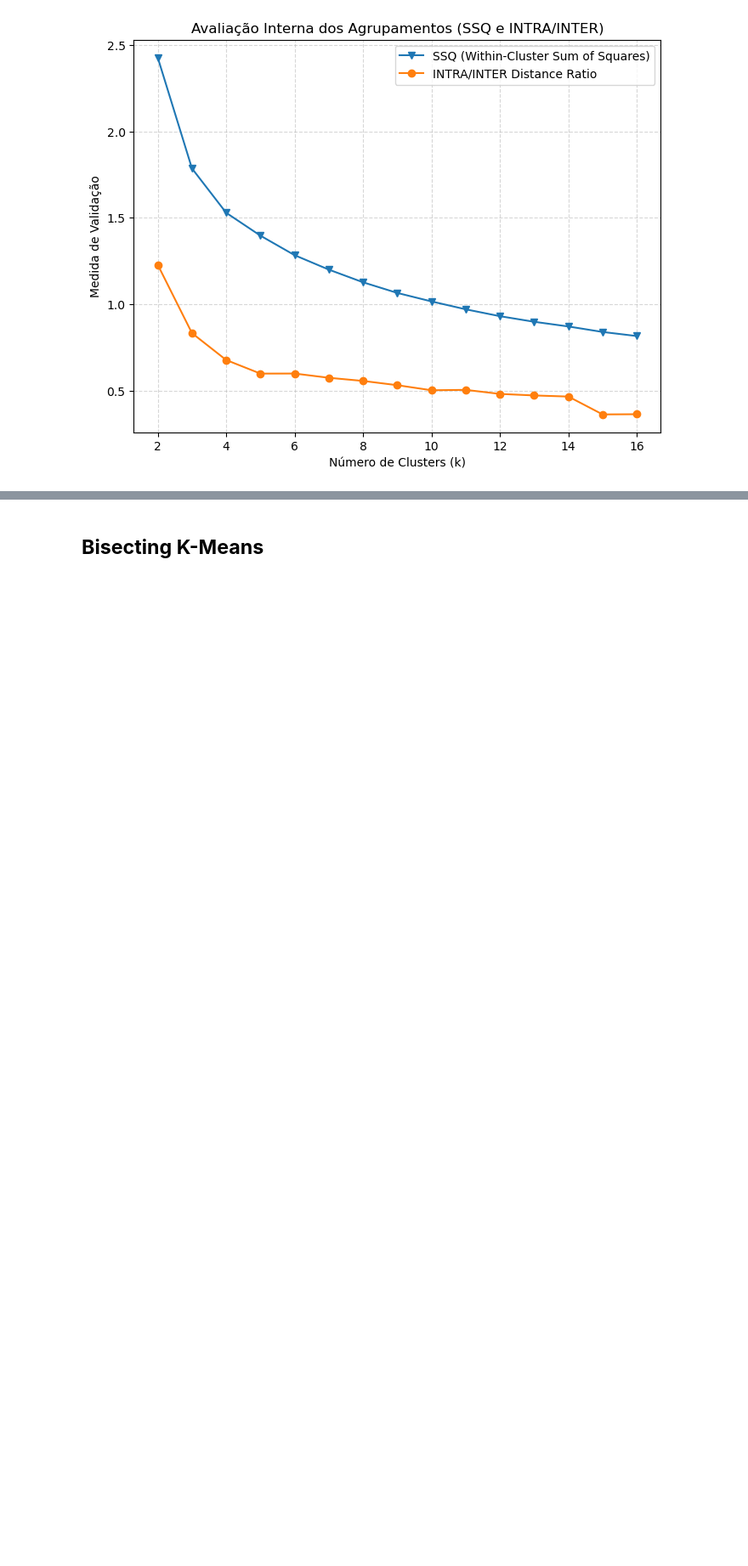
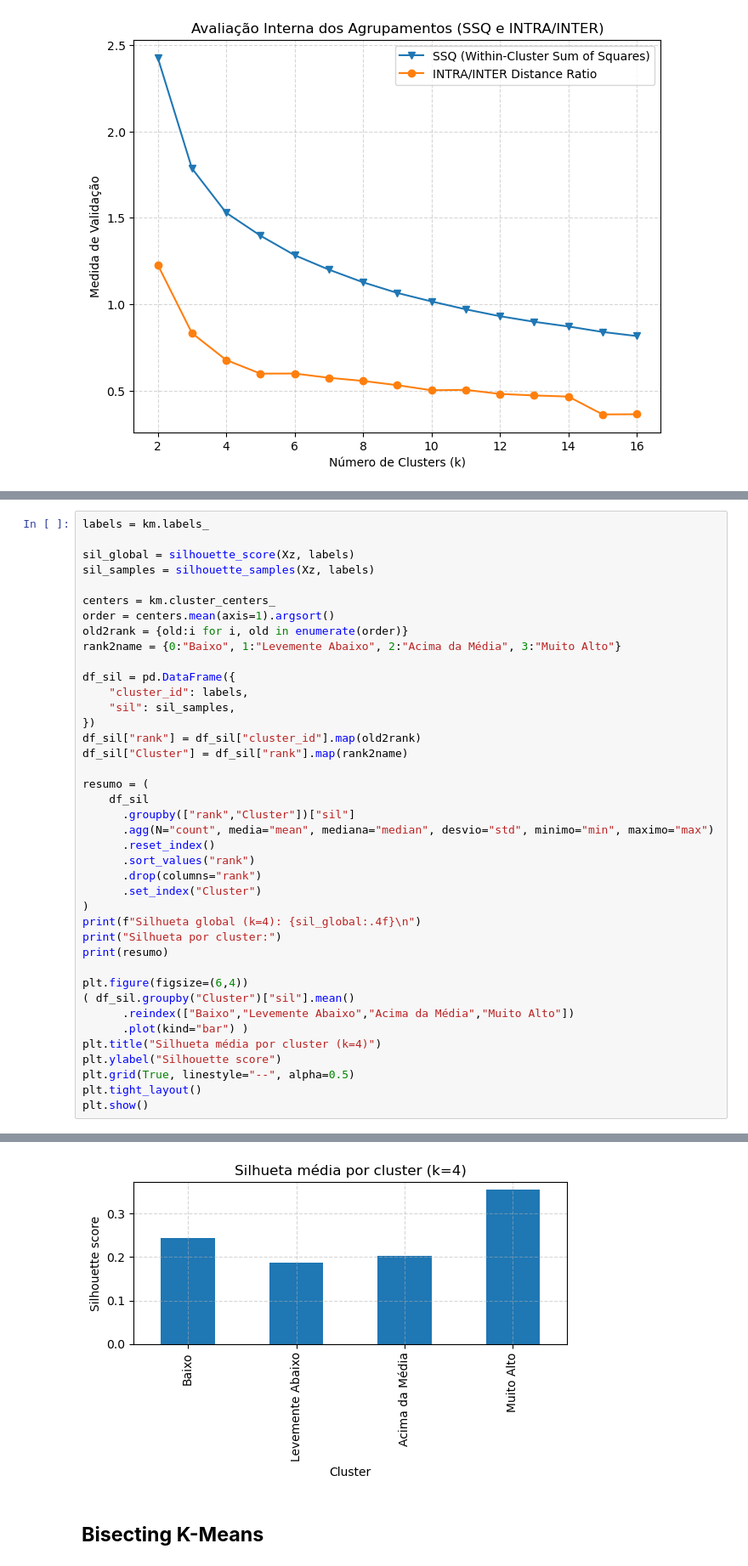
Before and after one commit to NandaLeal/TCC, a Jupyter notebook: TCC - FASE 3 .ipynb, the cells around one changed output, grey strips where cells are left out. Shown at 85% size. Saved outputs shown, nothing was run; the diff lists cells and outputs as text; blank space fills up the shorter version.

```diff
--- a/TCC - FASE 3 .ipynb
+++ b/TCC - FASE 3 .ipynb
@@ -440,0 +443,41 @@ plt.show()
+# %%
+labels = km.labels_
+
+sil_global = silhouette_score(Xz, labels)
+sil_samples = silhouette_samples(Xz, labels)
+
+centers = km.cluster_centers_
+order = centers.mean(axis=1).argsort()
+old2rank = {old:i for i, old in enumerate(order)}
+rank2name = {0:"Baixo", 1:"Levemente Abaixo", 2:"Acima da Média", 3:"Muito Alto"}
+
+df_sil = pd.DataFrame({
+    "cluster_id": labels,
+    "sil": sil_samples,
+})
+df_sil["rank"] = df_sil["cluster_id"].map(old2rank)
+df_sil["Cluster"] = df_sil["rank"].map(rank2name)
+
+resumo = (
+    df_sil
+      .groupby(["rank","Cluster"])["sil"]
+      .agg(N="count", media="mean", mediana="median", desvio="std", minimo="min", maximo="max")
+      .reset_index()
+      .sort_values("rank")
+      .drop(columns="rank")
+      .set_index("Cluster")
+)
+print(f"Silhueta global (k=4): {sil_global:.4f}\n")
+print("Silhueta por cluster:")
+print(resumo)
+
+plt.figure(figsize=(6,4))
+( df_sil.groupby("Cluster")["sil"].mean()
+      .reindex(["Baixo","Levemente Abaixo","Acima da Média","Muito Alto"])
+      .plot(kind="bar") )
+plt.title("Silhueta média por cluster (k=4)")
+plt.ylabel("Silhouette score")
+plt.grid(True, linestyle="--", alpha=0.5)
+plt.tight_layout()
+plt.show()
+# %% [output]
@@ -441,3 +493,4 @@ plt.show()
+[figure, added]
 # %% [markdown]
 ## **Bisecting K-Means**
 # %%
```
Also changed, not shown: parts of 2 cells of this notebook.
